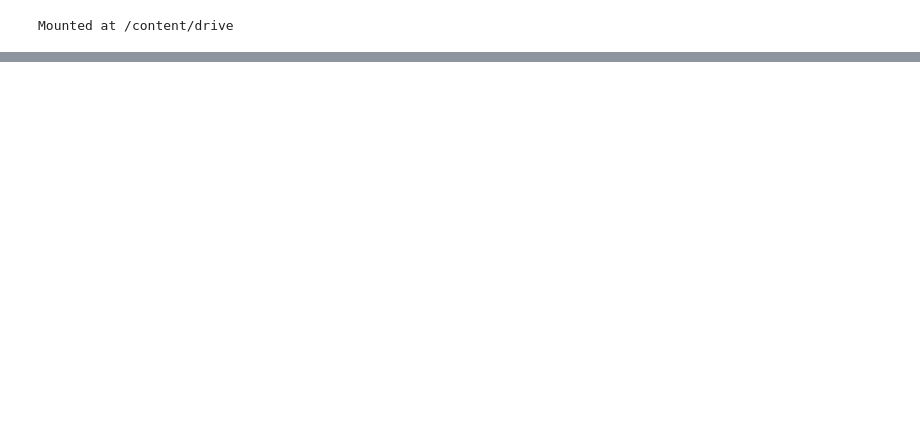
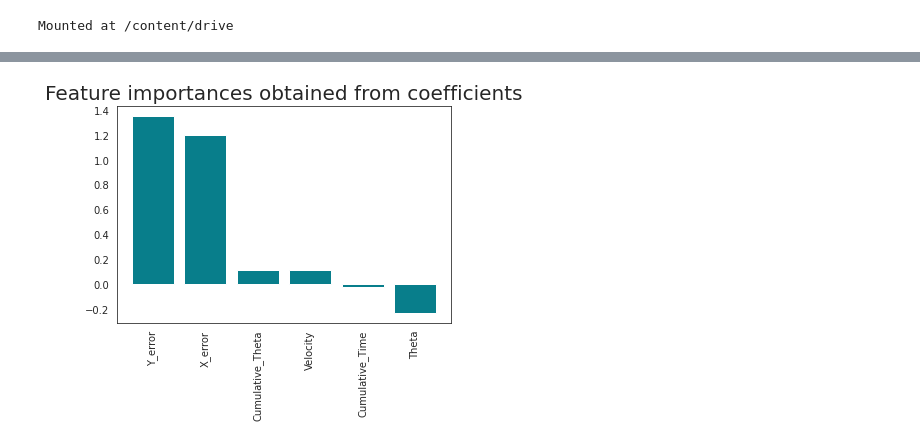
Before and after one commit to tejalvs/RobotOdometryMining, a Jupyter notebook: Modelling.ipynb, the cells around one changed output, grey strips where cells are left out. Saved outputs shown, nothing was run; the diff lists cells and outputs as text; code cells hidden in the pictures; blank space fills up the shorter version.

```diff
--- a/Modelling.ipynb
+++ b/Modelling.ipynb
@@ -112,0 +48,10 @@ plt.show()
+# %%
+data=mobile_robot_data[['Theta','Velocity','Cumulative_Time','Cumulative_Theta','Distance_travelled_error','Surface_Type','X_error', 'Y_error']]
+label=[]
+for i in data['Distance_travelled_error']:
+  if i>0.01:
+    label.append(1)
+  else:
+    label.append(0)
+data['Label']=label
+data
@@ -112,0 +187,25 @@ plt.show()
+# %%
+X=data[['Theta','Velocity','Cumulative_Time','Cumulative_Theta','X_error','Y_error']]
+Y=data['Label']
+X_train, X_test, y_train, y_test = train_test_split(X, Y, test_size=0.25, random_state=42)
+ss = StandardScaler()
+X_train_scaled = ss.fit_transform(X_train)
+X_test_scaled = ss.transform(X_test)
+# %%
+from sklearn.linear_model import LogisticRegression
+
+model = LogisticRegression()
+model.fit(X_train_scaled, y_train)
+importances = pd.DataFrame(data={
+    'Attribute': X_train.columns,
+    'Importance': model.coef_[0]
+})
+importances = importances.sort_values(by='Importance', ascending=False)
+# %%
+
+plt.bar(x=importances['Attribute'], height=importances['Importance'], color='#087E8B')
+plt.title('Feature importances obtained from coefficients', size=20)
+plt.xticks(rotation='vertical')
+plt.show()
+# %% [output]
+[figure, added]
```
Also changed, not shown: parts of 25 cells of this notebook.
